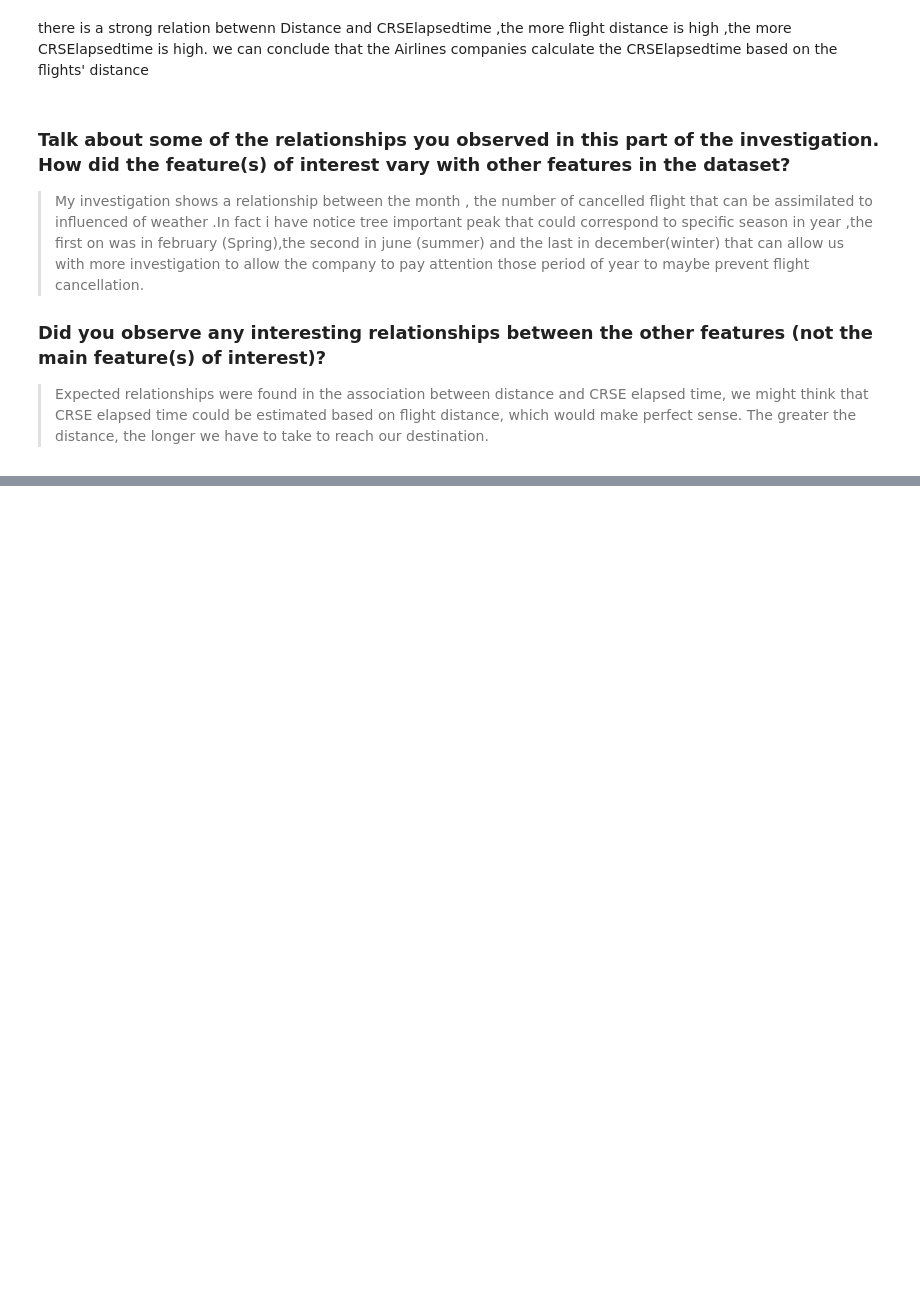
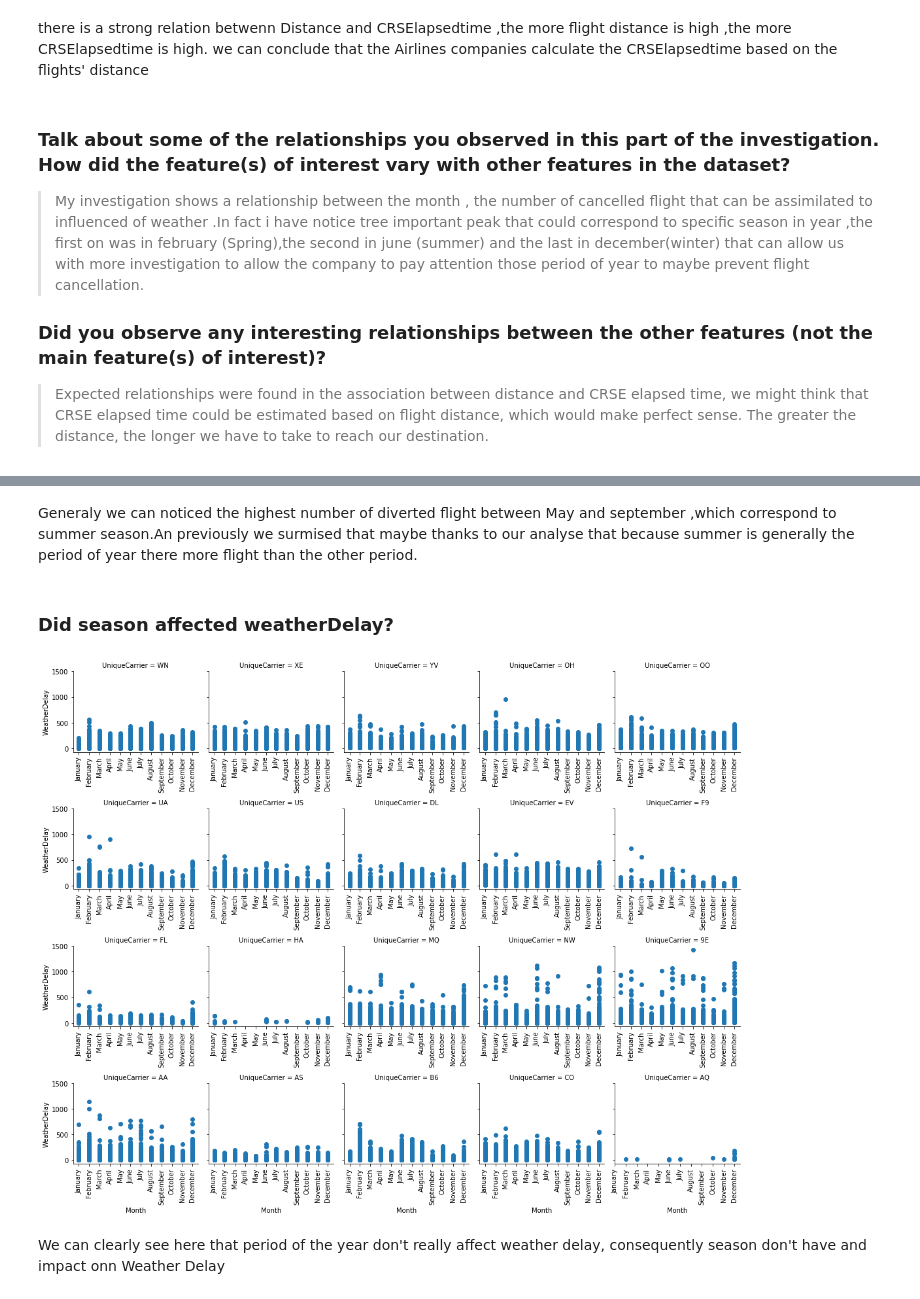
Before and after one commit to amisamyra99/flightUsa_Analysis, a Jupyter notebook: Part_I_exploration_flightUsa2007.ipynb, the cells around one changed output, grey strips where cells are left out. Drawn from its saved outputs; the diff is of its cells as text; code cells hidden in the pictures; blank space fills up the shorter version.

```diff
--- a/Part_I_exploration_flightUsa2007.ipynb
+++ b/Part_I_exploration_flightUsa2007.ipynb
@@ -838,3 +827,26 @@ plt.axhline(y=5);
+# %% [markdown]
+Generaly we can noticed the highest number of diverted flight between May and september ,which correspond to summer season.An previously we surmised that maybe thanks to our analyse that because summer is generally the period of year there more flight than the other period.
+# %% [markdown]
+### Did season affected weatherDelay?
+# %%
+weaterdelay=flights.query("WeatherDelay>0")
+# %%
+g=sb.FacetGrid(data=weaterdelay,col='UniqueCarrier',col_wrap=5,sharex=False)
+
+g.map(plt.scatter, "Month", "WeatherDelay")
+x_ticks = [1,2,3,4,5,6,7,8,9,10,11,12]
+g.set(xticks = x_ticks, xticklabels = months)
+
+g.add_legend()
+
+for axes in g.axes.flat:
+    _ = axes.set_xticklabels(axes.get_xticklabels(), rotation=90)
+
+plt.tight_layout();
+# %% [output]
+[figure, added]
+# %% [markdown]
+We can clearly see here that period of the year don't really affect weather delay, consequently season don't have and impact onn Weather Delay
 # %% [markdown]
 ### Talk about some of the relationships you observed in this part of the investigation. Were there features that strengthened each other in terms of looking at your feature(s) of interest?
 
```
Also changed, not shown: parts of 23 cells of this notebook, 6 other files.
